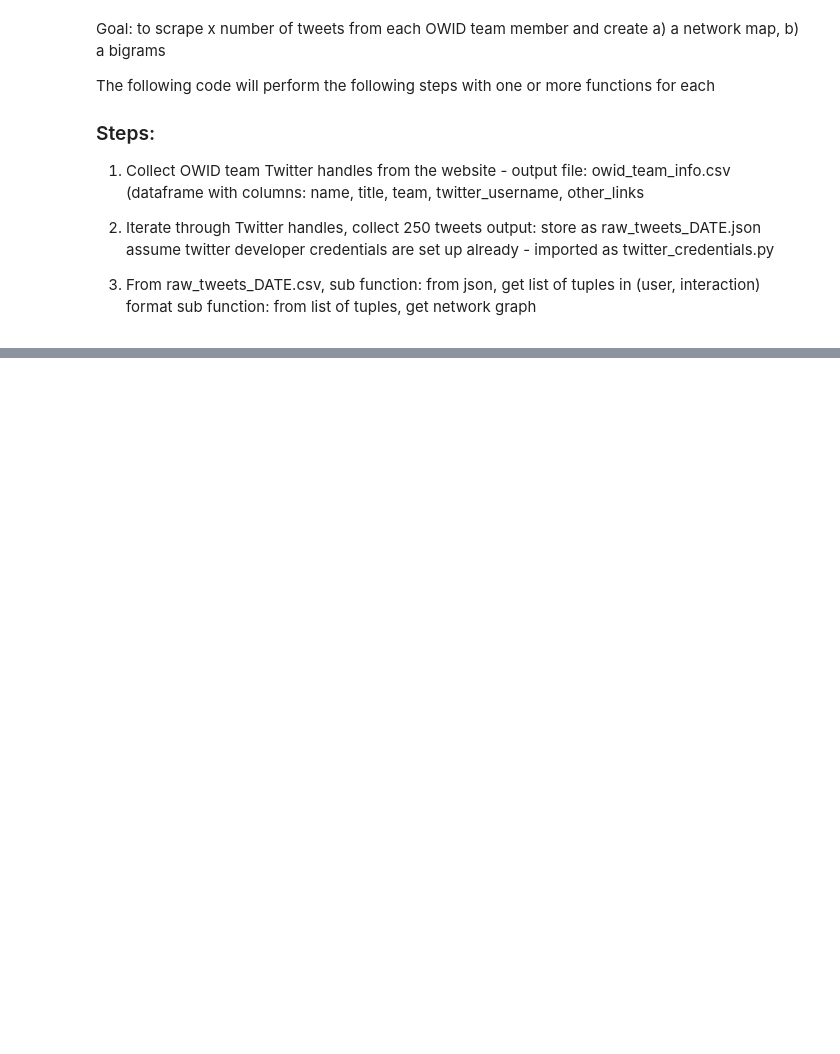
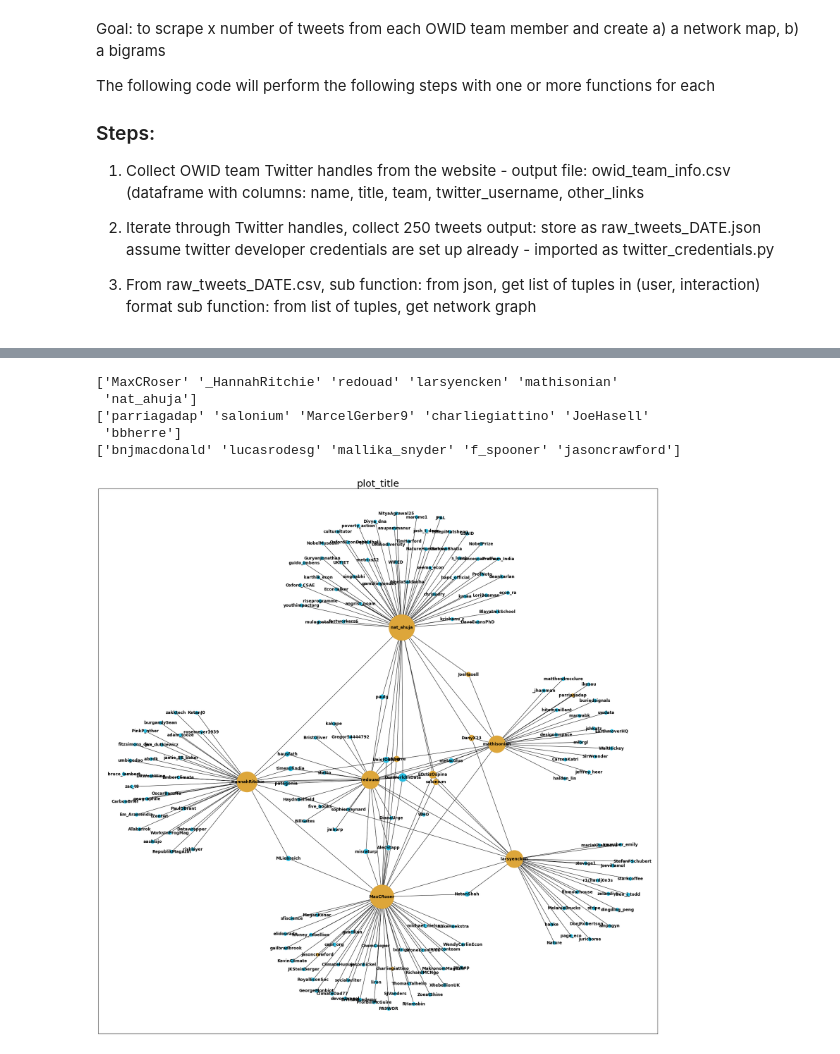
Before and after one commit to jon-tk-chan/twitter_visualizer, a Jupyter notebook: functions.ipynb, the cells around one changed output, grey strips where cells are left out. Saved outputs shown, nothing was run; the diff lists cells and outputs as text; code cells hidden in the pictures; blank space fills up the shorter version.

```diff
--- a/functions.ipynb
+++ b/functions.ipynb
@@ -257,0 +233,7 @@ TM TO SCRAPE: MaxCRoser
+# %%
+#Get list of accounts that have twitter
+team_twittered = [x for x in team_df['twitter_username'] if x]
+print("TEAM WITH TWITTER: ", team_twittered)
+
+team_twitterless = [x['name'] for i,x in team_df.iterrows() if not x['twitter_username']]
+print("TEAM WITHOUT TWITTER: ", team_twitterless)
@@ -257,0 +243,2 @@ TM TO SCRAPE: MaxCRoser
+# %%
+tweets_df = get_tweets_df(team_twittered, 50)
@@ -257,0 +267,60 @@ TM TO SCRAPE: MaxCRoser
+# %%
+div_i1=7 #divide network graph into two graphs to ensure readability
+div_i2=14
+df1 = tweets_df.loc[tweets_df['user_name'].isin(team_twittered[:div_i1])]
+df2 = tweets_df.loc[tweets_df['user_name'].isin(team_twittered[div_i1:div_i2])]
+df3 = tweets_df.loc[tweets_df['user_name'].isin(team_twittered[div_i2:])]
+print(df1['user_name'].unique())
+print(df2['user_name'].unique())
+print(df3['user_name'].unique())
+# %% [output]
+['MaxCRoser' '_HannahRitchie' 'redouad' 'larsyencken' 'mathisonian'
+ 'nat_ahuja']
+['parriagadap' 'salonium' 'MarcelGerber9' 'charliegiattino' 'JoeHasell'
+ 'bbherre']
+['bnjmacdonald' 'lucasrodesg' 'mallika_snyder' 'f_spooner' 'jasoncrawford']
+# %%
+
+def create_nx_graph(in_df):
+    """Returns a network graph showing what accounds that users in in_df['user_name'] interacted with on Twitter
+
+    Notes:
+    - Orange will be used for any nodes (twitter accounts) that are part of the OWID team, even if they are an interacted account
+    instead of a use that get_user_tweets was called on
+
+    """
+    graph = nx.Graph()
+    all_interactions = []
+    for i, row, in in_df.iterrows():
+        if len(row['interacted_tuples']) > 0:
+            for interaction in row['interacted_tuples']:
+                all_interactions.append(interaction)
+                graph.add_edge(interaction[0], interaction[1])
+    #     print("----")
+    #get the degree for each node, then get the values
+    deg = nx.degree(graph)
+    degree_values = [v for k, v in deg]
+    node_size = [v * 100 for v in degree_values] #multiply by 100 to show properly
+    position = nx.fruchterman_reingold_layout(graph)
+
+    d = dict
+    color_map = []
+    for node in graph:
+    #     print(node)
+        if node in tweets_df['user_name'].unique():
+            color_map.append('#dda63a')
+        else:
+            color_map.append('#26bde2')
+
+    fig = plt.figure(3,figsize=(30,30))
+    plt.title("plot_title",fontdict={'fontsize':29})
+    nx.draw_networkx(graph, pos=position, node_color=color_map,
+                     with_labels=True, node_size=node_size,
+            font_weight='bold')
+    plt.close()
+    return fig
+
+graph1= create_nx_graph(df1)
+graph1
+# %% [output]
+[figure, added]
```
Also changed, not shown: parts of 18 cells of this notebook.
